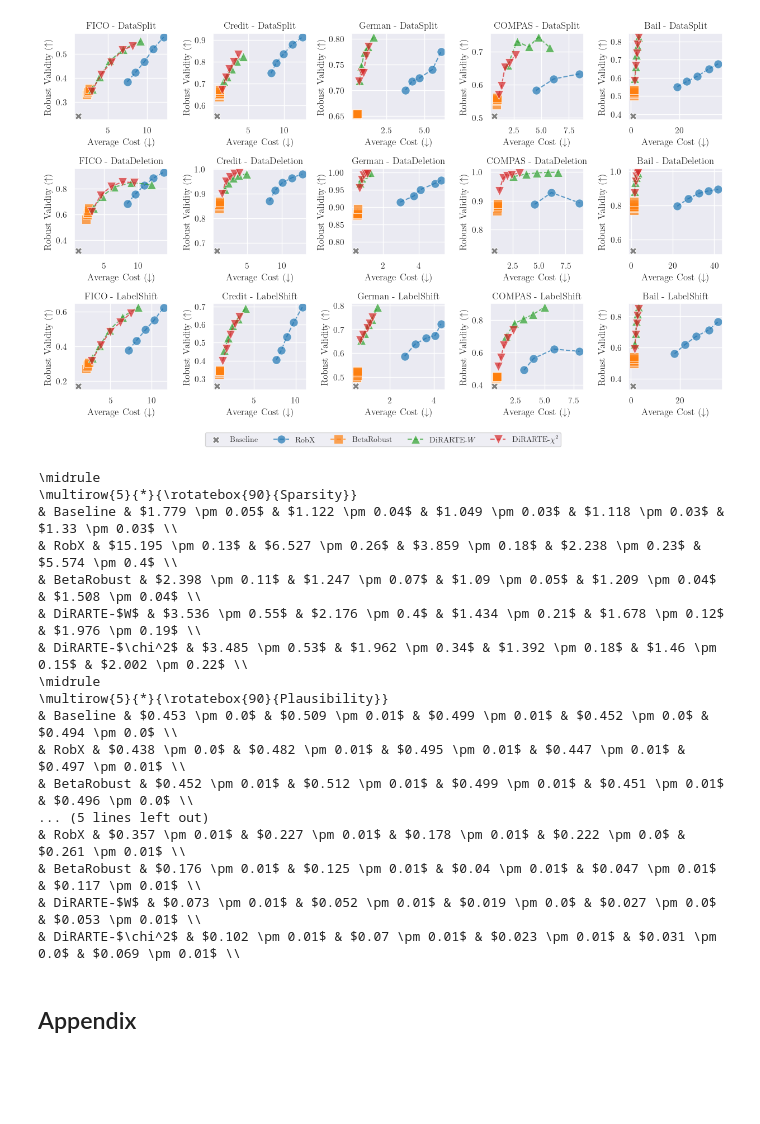
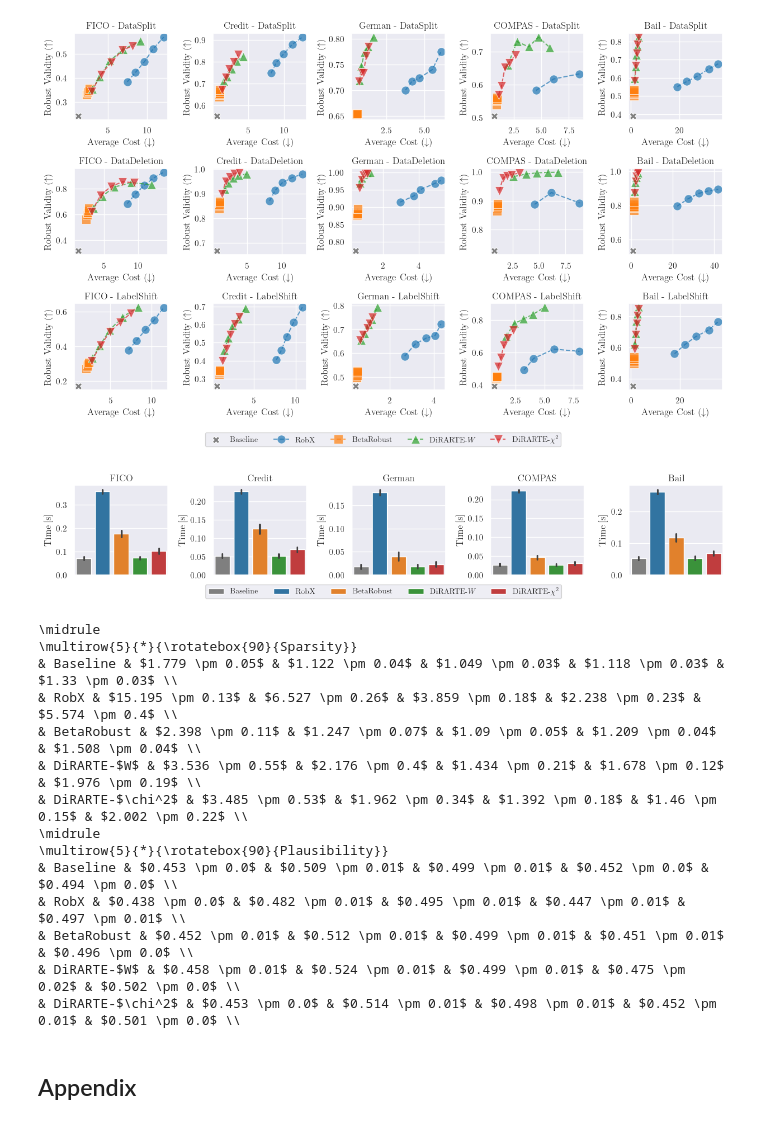
Before and after one commit to kelicht/dirarte, a Jupyter notebook: plot.ipynb, the cells around one changed output. Drawn from its saved outputs; the diff is of its cells as text; code cells hidden in the pictures; blank space fills up the shorter version.

```diff
--- a/plot.ipynb
+++ b/plot.ipynb
@@ -79,6 +79,46 @@ def line_plot(results, aspect_ratio=(3, 3), feasibility_threshold=0.9, errorbar=
     plt.tight_layout(rect=[0, 0.1, 1, 1])
 
 
+def bar_plot(results, key='time per samples', shift_type=None, aspect_ratio=(3, 3), feasibility_threshold=0.9):
+
+    methods = results['method'].unique()
+    datasets = results['dataset'].unique()
+    if shift_type is not None:
+        results = results[results['shift_type'] == shift_type]
+    if feasibility_threshold > 0.0:
+        results = results[results['validity (before)'] > feasibility_threshold]
+    key_label = 'Time [s]' if key == 'time per samples' else key.title()
+
+    fig = plt.figure(figsize=(len(datasets) * aspect_ratio[0], aspect_ratio[1]))
+    handles, labels = [], []
+    for i, dataset in enumerate(datasets):
+        ax = plt.subplot(1, len(datasets), i + 1)
+        results_subset = results[results['dataset'] == dataset]
+        sns.barplot(x='method', y=key, data=results_subset, palette=COLORS, hue='method', legend=True, errorbar='sd', ax=ax)
+
+        if i == 0:
+            handles, labels = ax.get_legend_handles_labels()
+        if ax.get_legend():
+            ax.get_legend().remove()
+        plt.xlabel('')
+        plt.ylabel(key_label)
+        plt.xticks([])
+        plt.title(dataset)
+
+    labels = [label.replace('DiRARTE-W', r'DiRARTE-$W$').replace('DiRARTE-X', r'DiRARTE-$\chi^2$') for label in labels]
+    fig.legend(
+        handles,
+        labels,
+        loc='lower center',
+        bbox_to_anchor=(0.5, 0.01),
+        ncol=len(methods),
+        fontsize=10,
+        frameon=True
+    )
+    plt.tight_layout(rect=[0, 0.1, 1, 1])
+
+
+
 def latex_table(results, keys=['sparsity', 'plausibility', 'time per samples'], shift_type=None, feasibility_threshold=0.9, round_mean=3, round_std=2):
 
     methods = results['method'].unique()
@@ -112,8 +152,13 @@ line_plot(results_xg_tlps, aspect_ratio=(2.5, 2.75))
 plt.savefig('./figures/01_comparison.pdf', bbox_inches='tight', pad_inches=0.05)
 # %% [output]
 [figure]
+# %%
+bar_plot(results_xg_tlps, key='time per samples', aspect_ratio=(2.5, 2.5))
+plt.savefig('./figures/01_comparison_time.pdf', bbox_inches='tight', pad_inches=0.05)
+# %% [output]
+[figure, added]
 # %%
-latex_table(results_xg_tlps)
+latex_table(results_xg_tlps, keys=['sparsity', 'plausibility'])
 # %% [output]
 \midrule
 \multirow{5}{*}{\rotatebox{90}{Sparsity}}
@@ -127,11 +172,8 @@ latex_table(results_xg_tlps)
 & Baseline & $0.453 \pm 0.0$ & $0.509 \pm 0.01$ & $0.499 \pm 0.01$ & $0.452 \pm 0.0$ & $0.494 \pm 0.0$ \\
 & RobX & $0.438 \pm 0.0$ & $0.482 \pm 0.01$ & $0.495 \pm 0.01$ & $0.447 \pm 0.01$ & $0.497 \pm 0.01$ \\
 & BetaRobust & $0.452 \pm 0.01$ & $0.512 \pm 0.01$ & $0.499 \pm 0.01$ & $0.451 \pm 0.01$ & $0.496 \pm 0.0$ \\
-... (5 lines left out)
-& RobX & $0.357 \pm 0.01$ & $0.227 \pm 0.01$ & $0.178 \pm 0.01$ & $0.222 \pm 0.0$ & $0.261 \pm 0.01$ \\
-& BetaRobust & $0.176 \pm 0.01$ & $0.125 \pm 0.01$ & $0.04 \pm 0.01$ & $0.047 \pm 0.01$ & $0.117 \pm 0.01$ \\
-& DiRARTE-$W$ & $0.073 \pm 0.01$ & $0.052 \pm 0.01$ & $0.019 \pm 0.0$ & $0.027 \pm 0.0$ & $0.053 \pm 0.01$ \\
-& DiRARTE-$\chi^2$ & $0.102 \pm 0.01$ & $0.07 \pm 0.01$ & $0.023 \pm 0.01$ & $0.031 \pm 0.0$ & $0.069 \pm 0.01$ \\
+& DiRARTE-$W$ & $0.458 \pm 0.01$ & $0.524 \pm 0.01$ & $0.499 \pm 0.01$ & $0.475 \pm 0.02$ & $0.502 \pm 0.0$ \\
+& DiRARTE-$\chi^2$ & $0.453 \pm 0.0$ & $0.514 \pm 0.01$ & $0.498 \pm 0.01$ & $0.452 \pm 0.01$ & $0.501 \pm 0.0$ \\
 # %% [markdown]
 ## Appendix
 # %% [markdown]
```
Also changed, not shown: 14 other files.
